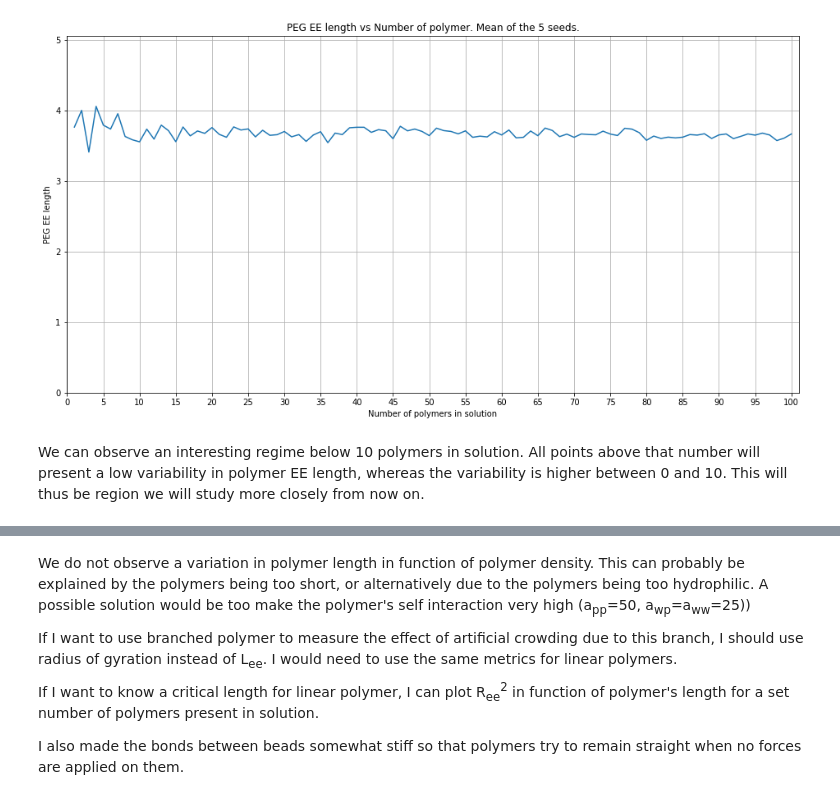
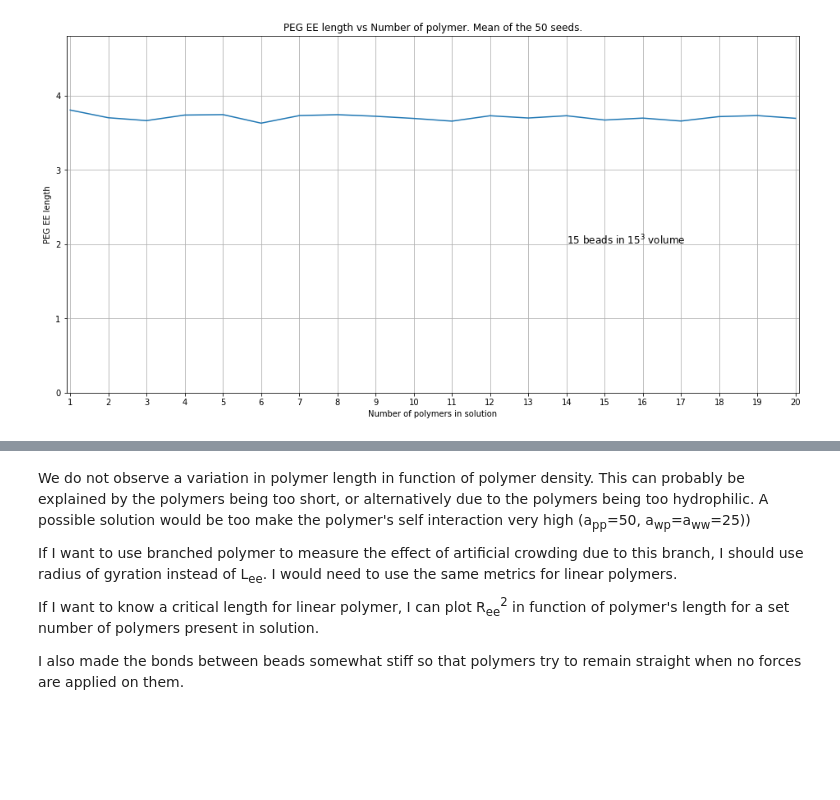
Before and after one commit to WizardingDragon/CCB-Homework-II, a Jupyter notebook: Analysis.ipynb, the cells around one changed output, grey strips where cells are left out. Cells and saved outputs as stored; diff of their text form; code cells hidden in the pictures; blank space fills up the shorter version.

```diff
--- a/Analysis.ipynb
+++ b/Analysis.ipynb
@@ -42,16 +10,23 @@ plt.ylim([0,results_df_mean.Mean.max()+1])
 # %%
+# Imports the data and puts it into a pandas dataframe
+advanced_df2 = pd.read_csv('Results/2019.11.13-115702/results.log',sep='\t', header = 0)
+# Rename the column to drop the '\t'
+advanced_df2.columns=['N_pol','Mean','Std','Seed','FracP']
+
+# Takes the mean for all seeds, then plot mean Ree length for all seeds vs number of polymers in solution
+advanced_df2_mean = advanced_df2.groupby(['N_pol']).mean()
+
 plt.figure(figsize=(16,8))
-plt.plot(results_df_mean.index, results_df_mean.Mean)
+plt.plot(advanced_df2_mean.index, advanced_df2_mean.Mean)
+plt.text(14, 2, '15 beads in 15$^3$ volume', fontsize=12)
 
 plt.xlabel('Number of polymers in solution')
 plt.ylabel('PEG EE length')
-plt.title('PEG EE length vs Number of polymer. Mean of the 5 seeds.')
+plt.title('PEG EE length vs Number of polymer. Mean of the 50 seeds.')
 
-plt.xlim([-0.1,101.1])
-plt.ylim([0,results_df_mean.Mean.max()+1])
+plt.xlim([.9,20.1])
+plt.ylim([0,advanced_df2_mean.Mean.max()+1])
 plt.grid(which='both')
-plt.xticks(range(0,105,5));
+plt.xticks(range(1,21,1));
 # %% [output]
-[figure, old version]
+[figure, new version]
-# %% [markdown]
-We can observe an interesting regime below 10 polymers in solution. All points above that number will present a low variability in polymer EE length, whereas the variability is higher between 0 and 10. This will thus be region we will study more closely from now on.
```
Also changed, not shown: parts of 12 cells of this notebook.
